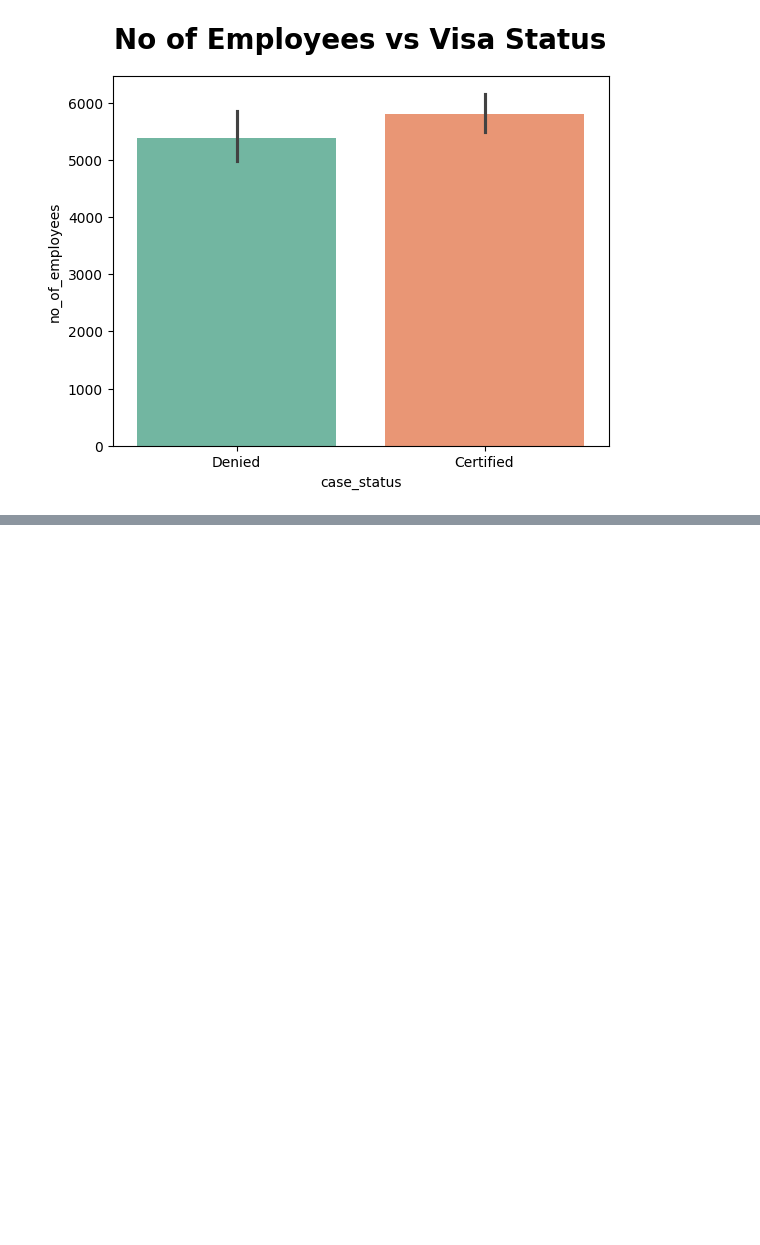
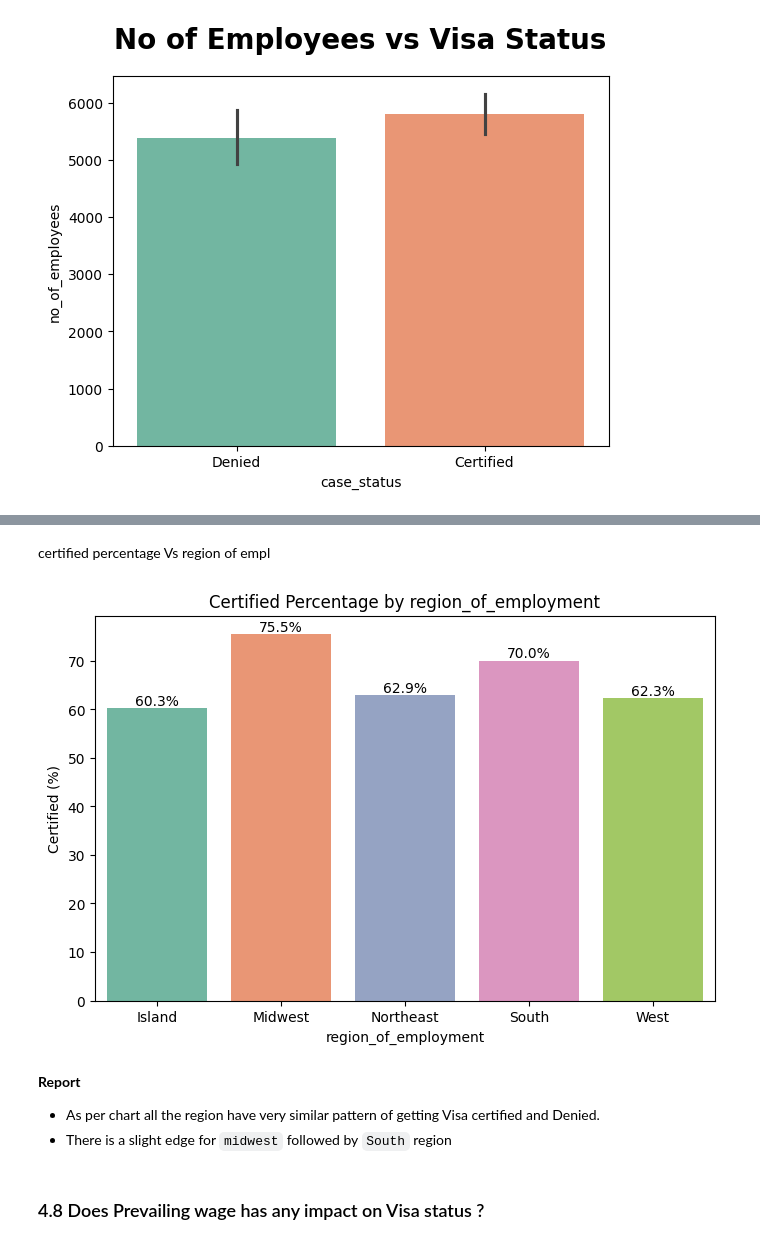
Before and after one commit to iqbal-svg/mlops-production-ready-machine-learning-project, a Jupyter notebook: notebook/1_eda_us_visa.ipynb, the cells around one changed output, grey strips where cells are left out. Cells and saved outputs as stored; diff of their text form; code cells hidden in the pictures; blank space fills up the shorter version.

```diff
--- a/notebook/1_eda_us_visa.ipynb
+++ b/notebook/1_eda_us_visa.ipynb
@@ -659,0 +749,42 @@ plt.show()
+# %% [markdown]
+certified percentage Vs region of empl
+# %%
+import matplotlib.pyplot as plt
+import seaborn as sns
+
+# Calculate percentages
+df_perc = (
+    df.groupby('region_of_employment')['case_status']
+      .value_counts(normalize=True)
+      .mul(100)
+      .rename('proportion')
+      .reset_index()
+)
+
+# Keep only Certified
+df_cert = df_perc[df_perc['case_status'] == 'Certified']
+
+# Plot
+plt.figure(figsize=(8, 5))
+ax = sns.barplot(
+    data=df_cert,
+    x='region_of_employment',
+    y='proportion',
+    palette='Set2'
+)
+
+# Add percentage labels on all bars
+for container in ax.containers:
+    ax.bar_label(container, fmt='%.1f%%')
+
+plt.ylabel('Certified (%)')
+plt.title('Certified Percentage by region_of_employment')
+plt.show()
+# %% [output]
+[figure, added]
+# %% [markdown]
+**Report**
+* As per chart all the region have very similar pattern of getting Visa certified and Denied.
+* There is a slight edge for `midwest` followed by `South` region
+# %% [markdown]
+### 4.8 Does Prevailing wage has any impact on Visa status ?
```
Also changed, not shown: parts of 29 cells of this notebook.
